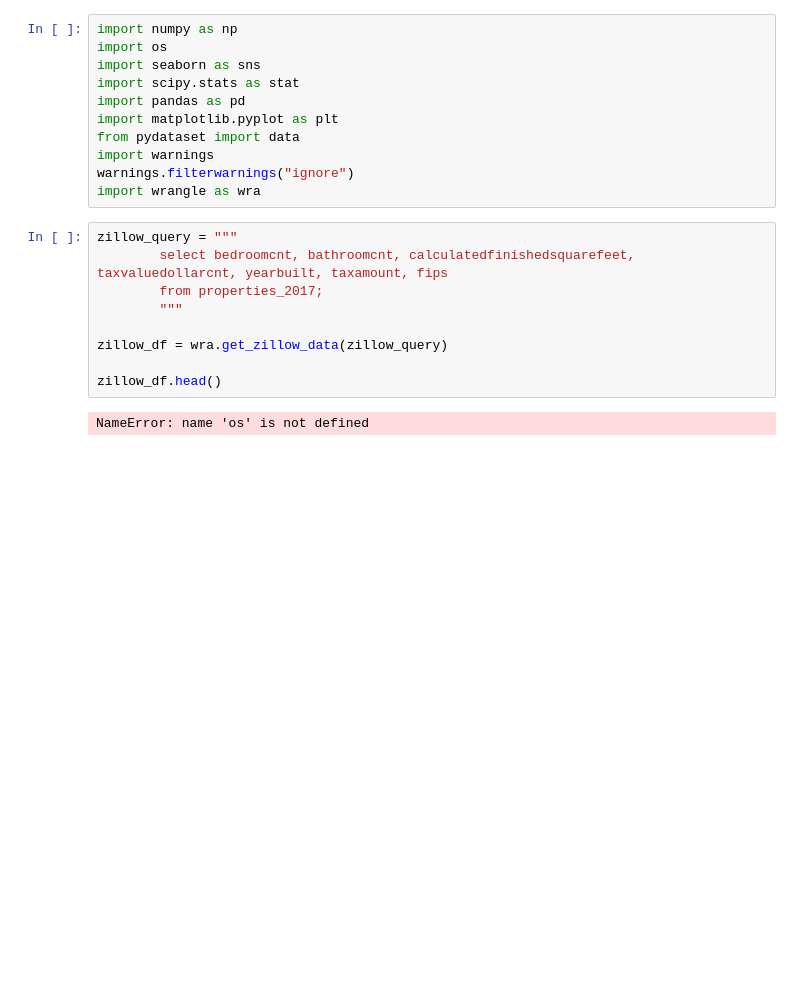
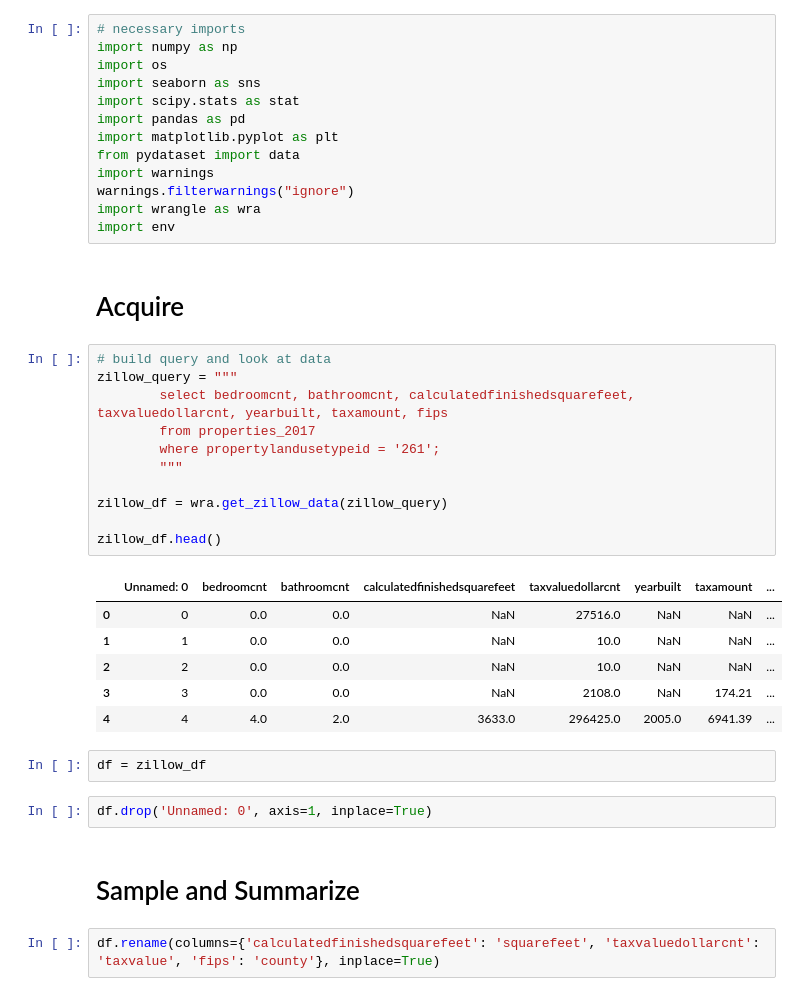
Before and after one commit to Brian-ONeil/regression-exercises, a Jupyter notebook: wrangle.ipynb, the cells around one changed output. Saved outputs shown, nothing was run; the diff lists cells and outputs as text; blank space fills up the shorter version.

```diff
--- a/wrangle.ipynb
+++ b/wrangle.ipynb
@@ -1,4 +1,5 @@
 # %%
+# necessary imports
 import numpy as np
 import os
 import seaborn as sns
@@ -9,14 +10,32 @@ from pydataset import data
 import warnings
 warnings.filterwarnings("ignore")
 import wrangle as wra
+import env
+# %% [markdown]
+# Acquire
 # %%
+# build query and look at data
 zillow_query = """
         select bedroomcnt, bathroomcnt, calculatedfinishedsquarefeet, taxvaluedollarcnt, yearbuilt, taxamount, fips
-        from properties_2017;
+        from properties_2017
+        where propertylandusetypeid = '261';
         """
 
 zillow_df = wra.get_zillow_data(zillow_query)
 
 zillow_df.head()
 # %% [output]
-NameError: name 'os' is not defined
+|  | Unnamed: 0 | bedroomcnt | bathroomcnt | calculatedfinishedsquarefeet | taxvaluedollarcnt | yearbuilt | taxamount | ... |
+| 0 | 0 | 0.0 | 0.0 | NaN | 27516.0 | NaN | NaN | ... |
+| 1 | 1 | 0.0 | 0.0 | NaN | 10.0 | NaN | NaN | ... |
+| 2 | 2 | 0.0 | 0.0 | NaN | 10.0 | NaN | NaN | ... |
+| 3 | 3 | 0.0 | 0.0 | NaN | 2108.0 | NaN | 174.21 | ... |
+| 4 | 4 | 4.0 | 2.0 | 3633.0 | 296425.0 | 2005.0 | 6941.39 | ... |
+# %%
+df = zillow_df
+# %%
+df.drop('Unnamed: 0', axis=1, inplace=True)
+# %% [markdown]
+# Sample and Summarize
+# %%
+df.rename(columns={'calculatedfinishedsquarefeet': 'squarefeet', 'taxvaluedollarcnt': 'taxvalue', 'fips': 'county'}, inplace=True)
```
Also changed, not shown: parts of 20 cells of this notebook, 1 other file.
